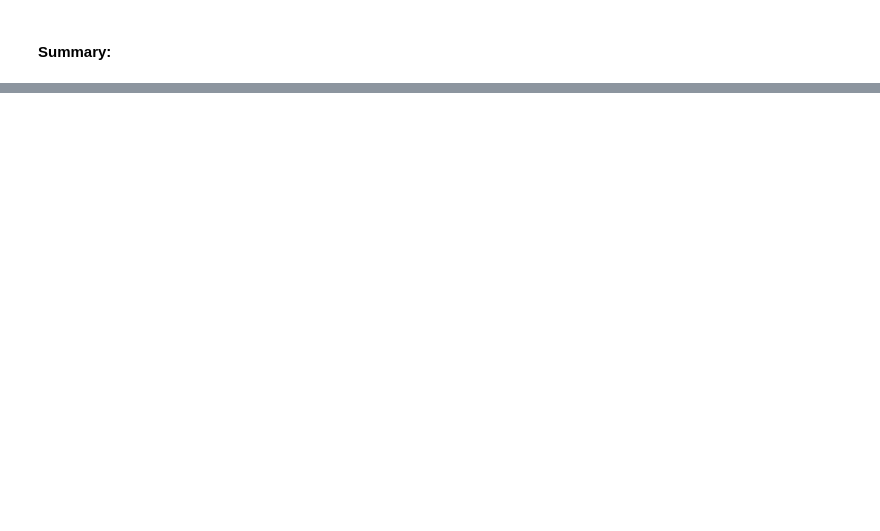
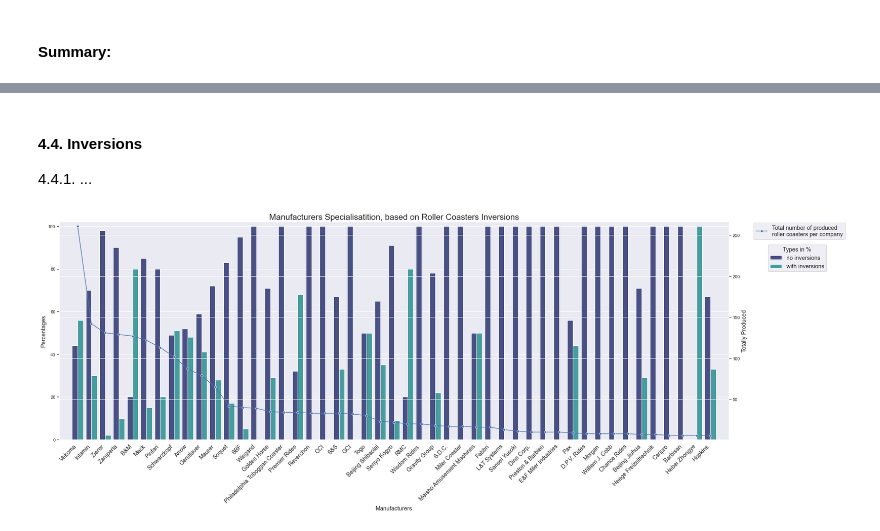
Before and after one commit to jadidaniel/jupyter-notebooks, a Jupyter notebook: visualisations_roller_coaster/roller_coaster.ipynb, the cells around one changed output, grey strips where cells are left out. Saved outputs shown, nothing was run; the diff lists cells and outputs as text; code cells hidden in the pictures; blank space fills up the shorter version.

```diff
--- a/visualisations_roller_coaster/roller_coaster.ipynb
+++ b/visualisations_roller_coaster/roller_coaster.ipynb
@@ -1174,0 +1262,33 @@ visualise_specialisation(plot = lambda ax: sns.barplot(
+# %% [markdown]
+#### 4.4. Inversions
+
+4.4.1. ...
+# %%
+def group_by_inversions(index):
+    # Assign each coaster a inversions type
+    inversions_types = {
+        0: 'no inversions',
+        1: 'with inversions'
+    }
+    if np.isnan(roller_coast_list.loc[index].num_inversions):
+        return np.nan
+    # Assign inversions type index to each value of inversions column except NaN
+    return inversions_types[0 if roller_coast_list.loc[index].num_inversions == 0 else 1]
+
+manuf_specialisation_inversions, inversions_groups_bymanuf = find_specialisations(grouping_by_types=group_by_inversions, n=6)
+
+# Call visualisation function with "inversions" DataFrames
+visualise_specialisation(plot = lambda ax: sns.barplot(
+    y = manuf_specialisation_inversions.percentage,
+    x = manuf_specialisation_inversions.manufacturer,
+    hue=manuf_specialisation_inversions.type,
+    hue_order=['no inversions', 'with inversions'],
+    palette= 'mako',
+    ax=ax,
+),
+    # DataFrame for lineplot as argument
+    groups_bymanuf= inversions_groups_bymanuf,
+    # Measurment name for title
+    measurment = 'Inversions')
+# %% [output]
+[figure, added]
```
Also changed, not shown: parts of 30 cells of this notebook.
